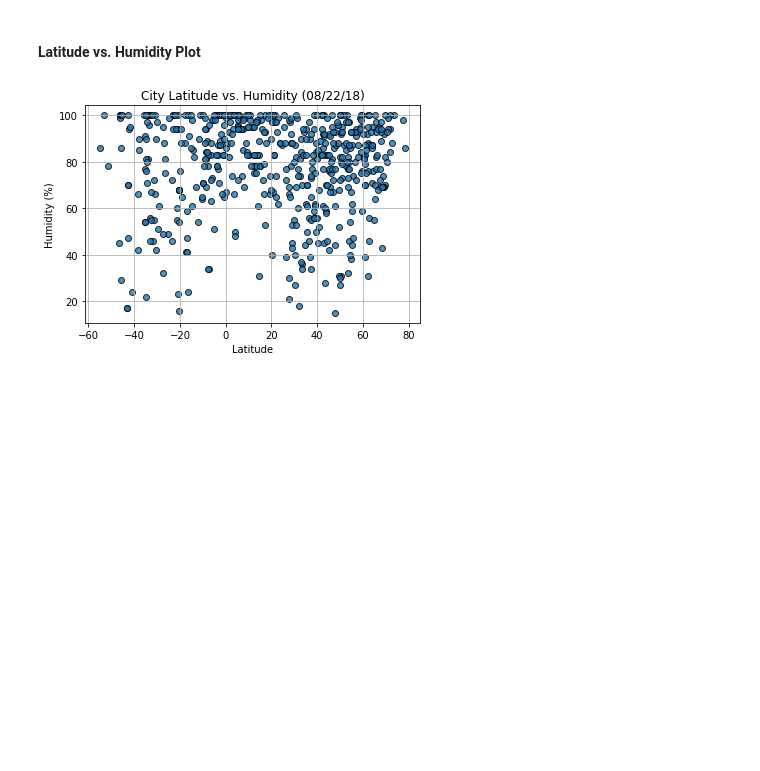
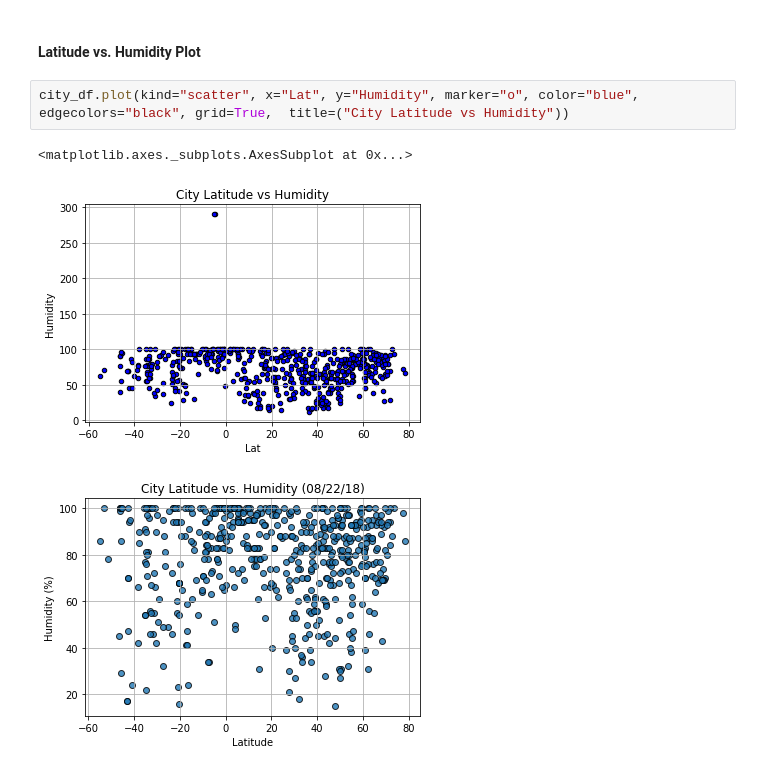
Before and after one commit to SmirnovaAlina/Python_API, a Jupyter notebook: WeatherPy.ipynb, the cells around one changed output. Cells and saved outputs as stored; diff of their text form; blank space fills up the shorter version.

```diff
--- a/WeatherPy.ipynb
+++ b/WeatherPy.ipynb
@@ -208,6 +208,11 @@ city_df.plot(kind="scatter", x="Lat", y="Max Temp", marker="o", color="blue", ed
 [figure]
 # %% [markdown]
 #### Latitude vs. Humidity Plot
+# %%
+city_df.plot(kind="scatter", x="Lat", y="Humidity", marker="o", color="blue", edgecolors="black", grid=True,  title=("City Latitude vs Humidity"))
+# %% [output]
+<matplotlib.axes._subplots.AxesSubplot at 0x...>
+[figure, added]
 # %%
 # %% [output]
 [figure]
```
